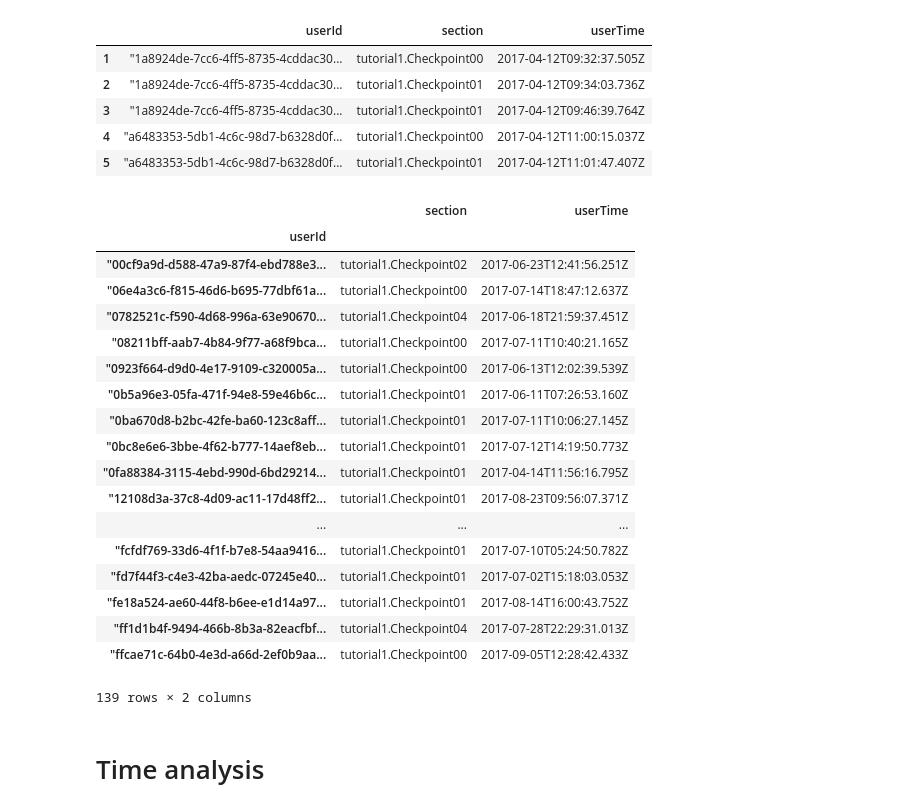
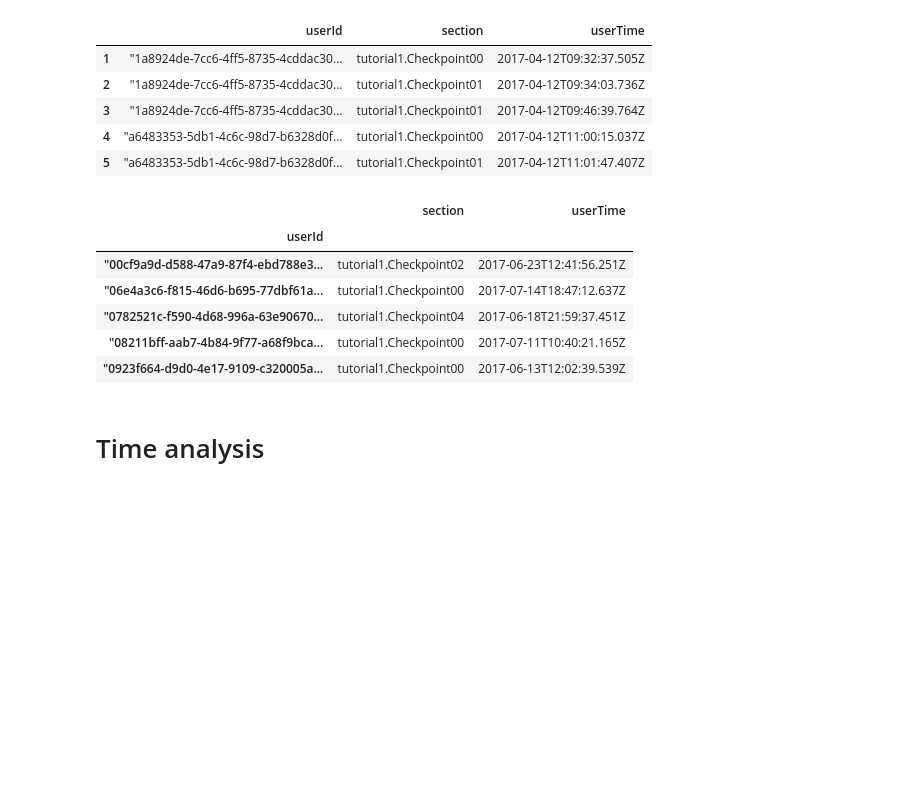
Before and after one commit to CyberCRI/dataanalysis-herocoli-redmetrics, a Jupyter notebook: v1.52/4. User comparison.ipynb, the cells around one changed output. Drawn from its saved outputs; the diff is of its cells as text; code cells hidden in the pictures; blank space fills up the shorter version.

```diff
--- a/v1.52/4. User comparison.ipynb
+++ b/v1.52/4. User comparison.ipynb
@@ -86,26 +86,14 @@ userSections.head()
 # %%
 checkpoints = userSections.groupby("userId")
 checkpoints = checkpoints.max()
-checkpoints
+checkpoints.head()
 # %% [output]
 |  | section | userTime |
 | userId |  |  |
 | "00cf9a9d-d588-47a9-87f4-ebd788e3... | tutorial1.Checkpoint02 | 2017-06-23T12:41:56.251Z |
 | "06e4a3c6-f815-46d6-b695-77dbf61a... | tutorial1.Checkpoint00 | 2017-07-14T18:47:12.637Z |
 | "0782521c-f590-4d68-996a-63e90670... | tutorial1.Checkpoint04 | 2017-06-18T21:59:37.451Z |
 | "08211bff-aab7-4b84-9f77-a68f9bca... | tutorial1.Checkpoint00 | 2017-07-11T10:40:21.165Z |
 | "0923f664-d9d0-4e17-9109-c320005a... | tutorial1.Checkpoint00 | 2017-06-13T12:02:39.539Z |
-| "0b5a96e3-05fa-471f-94e8-59e46b6c... | tutorial1.Checkpoint01 | 2017-06-11T07:26:53.160Z |
-| "0ba670d8-b2bc-42fe-ba60-123c8aff... | tutorial1.Checkpoint01 | 2017-07-11T10:06:27.145Z |
-| "0bc8e6e6-3bbe-4f62-b777-14aef8eb... | tutorial1.Checkpoint01 | 2017-07-12T14:19:50.773Z |
-| "0fa88384-3115-4ebd-990d-6bd29214... | tutorial1.Checkpoint01 | 2017-04-14T11:56:16.795Z |
-| "12108d3a-37c8-4d09-ac11-17d48ff2... | tutorial1.Checkpoint01 | 2017-08-23T09:56:07.371Z |
-| ... | ... | ... |
-| "fcfdf769-33d6-4f1f-b7e8-54aa9416... | tutorial1.Checkpoint01 | 2017-07-10T05:24:50.782Z |
-| "fd7f44f3-c4e3-42ba-aedc-07245e40... | tutorial1.Checkpoint01 | 2017-07-02T15:18:03.053Z |
-| "fe18a524-ae60-44f8-b6ee-e1d14a97... | tutorial1.Checkpoint01 | 2017-08-14T16:00:43.752Z |
-| "ff1d1b4f-9494-466b-8b3a-82eacfbf... | tutorial1.Checkpoint04 | 2017-07-28T22:29:31.013Z |
-| "ffcae71c-64b0-4e3d-a66d-2ef0b9aa... | tutorial1.Checkpoint00 | 2017-09-05T12:28:42.433Z |
-139 rows × 2 columns
 # %% [markdown]
 # Time analysis
```
Also changed, not shown: parts of 3 cells of this notebook, 8 other files.
